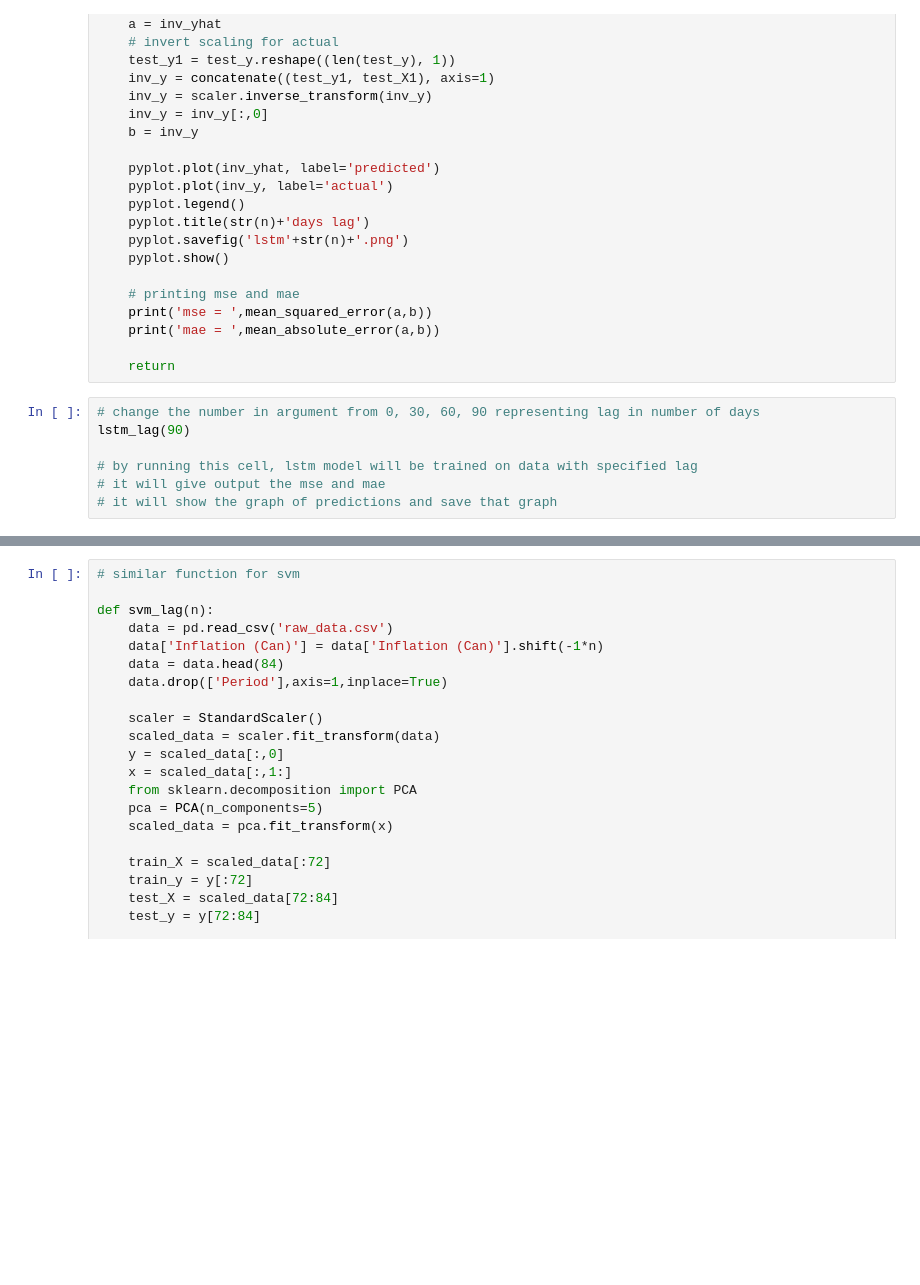
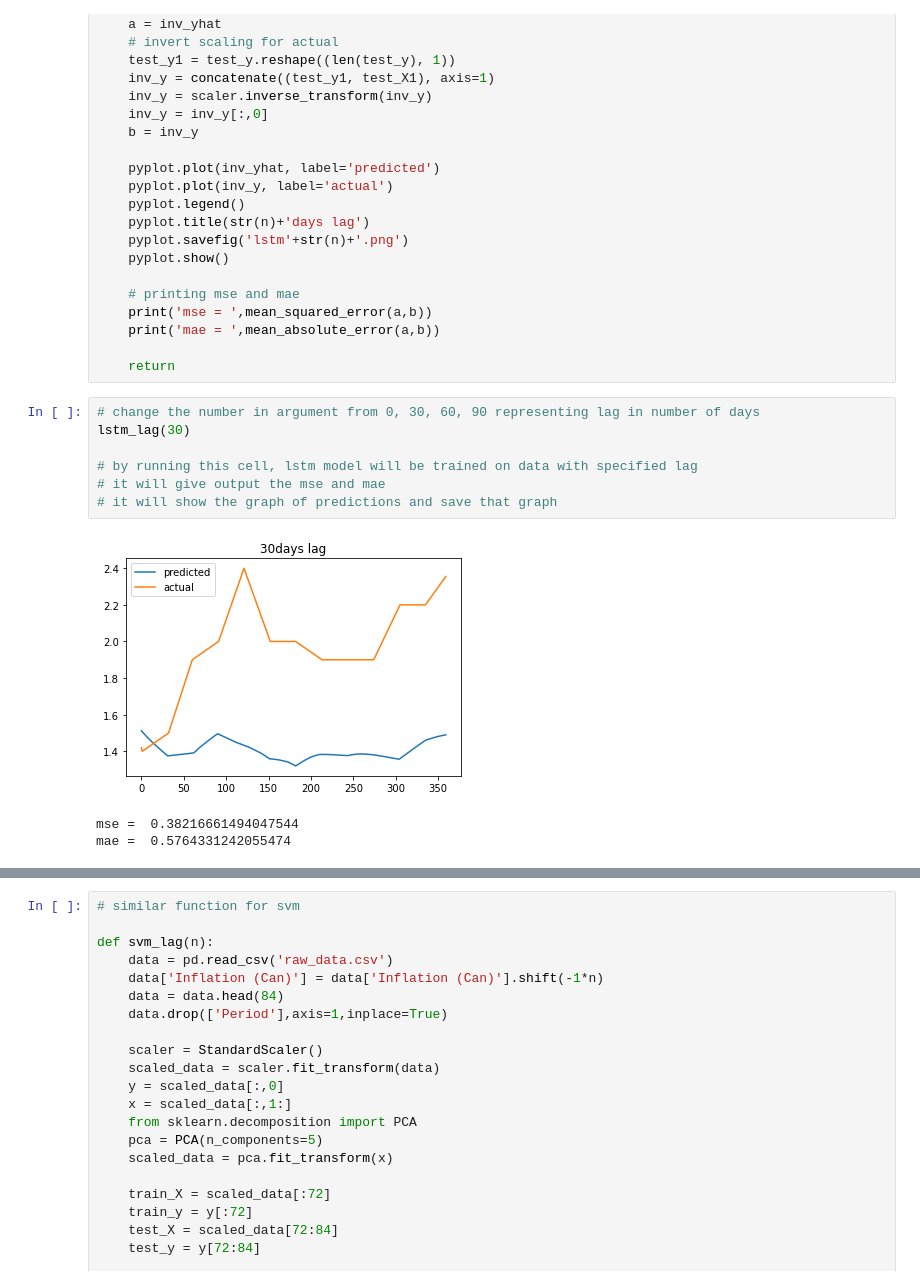
Before and after one commit to keshavs0305/TimeSeries_CanEco, a Jupyter notebook: codes.ipynb, the cells around one changed output, grey strips where cells are left out. Saved outputs shown, nothing was run; the diff lists cells and outputs as text; blank space fills up the shorter version.

```diff
--- a/codes.ipynb
+++ b/codes.ipynb
@@ -94,8 +112,12 @@ def lstm_lag(n):
     return
 # %%
 # change the number in argument from 0, 30, 60, 90 representing lag in number of days
-lstm_lag(90)
+lstm_lag(30)
 
 # by running this cell, lstm model will be trained on data with specified lag
 # it will give output the mse and mae
 # it will show the graph of predictions and save that graph
+# %% [output]
+[figure, added]
+mse =  0.38216661494047544
+mae =  0.5764331242055474
```
Also changed, not shown: parts of 8 cells of this notebook, 1 other file.
